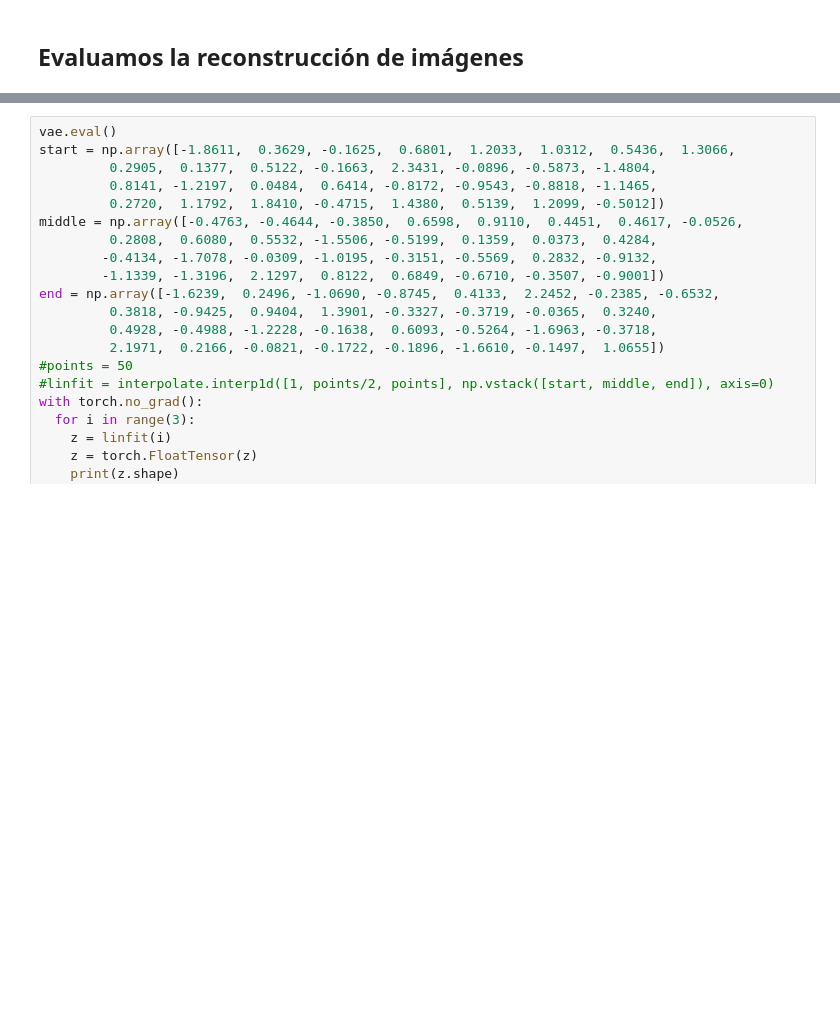
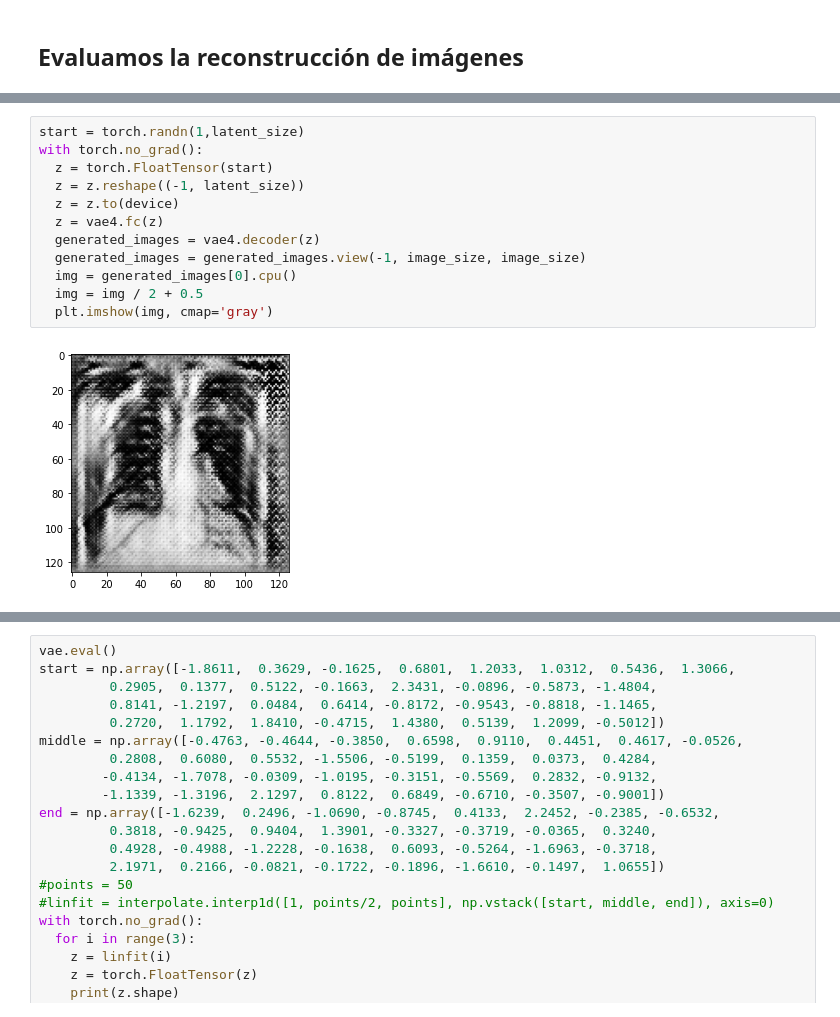
Before and after one commit to jvallalta/ia-medicina, a Jupyter notebook: VAE_Imagenes_RX_Torax.ipynb, the cells around one changed output, grey strips where cells are left out. Cells and saved outputs as stored; diff of their text form; blank space fills up the shorter version.

```diff
--- a/VAE_Imagenes_RX_Torax.ipynb
+++ b/VAE_Imagenes_RX_Torax.ipynb
@@ -644,0 +1057,14 @@ tensor([[ 0.8084, -1.0964, -1.6488,  1.0668,  1.7259,  1.6095, -1.0049, -0.9723,
+# %%
+start = torch.randn(1,latent_size)
+with torch.no_grad():
+  z = torch.FloatTensor(start)
+  z = z.reshape((-1, latent_size))
+  z = z.to(device)
+  z = vae4.fc(z)
+  generated_images = vae4.decoder(z)
+  generated_images = generated_images.view(-1, image_size, image_size)
+  img = generated_images[0].cpu()
+  img = img / 2 + 0.5
+  plt.imshow(img, cmap='gray')
+# %% [output]
+[figure, added]
```
Also changed, not shown: parts of 65 cells of this notebook.
